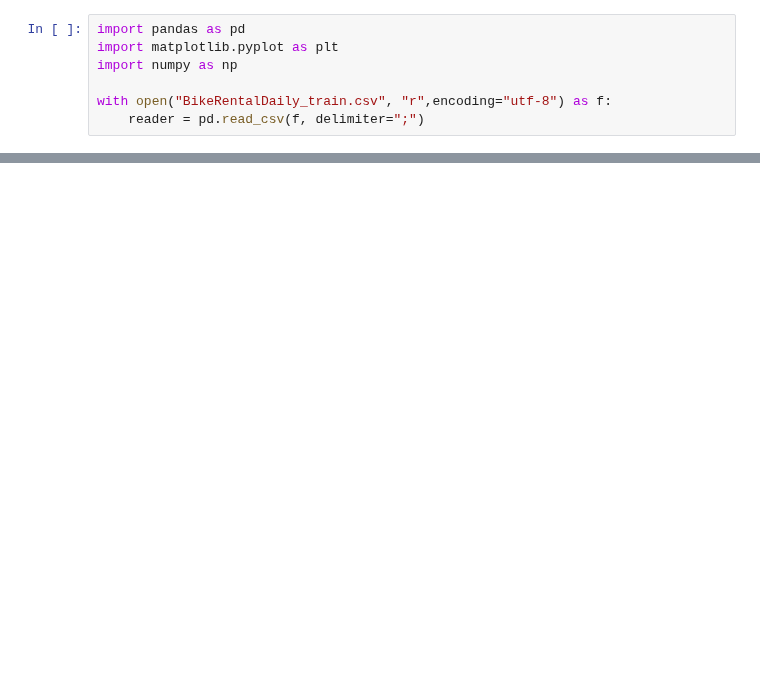
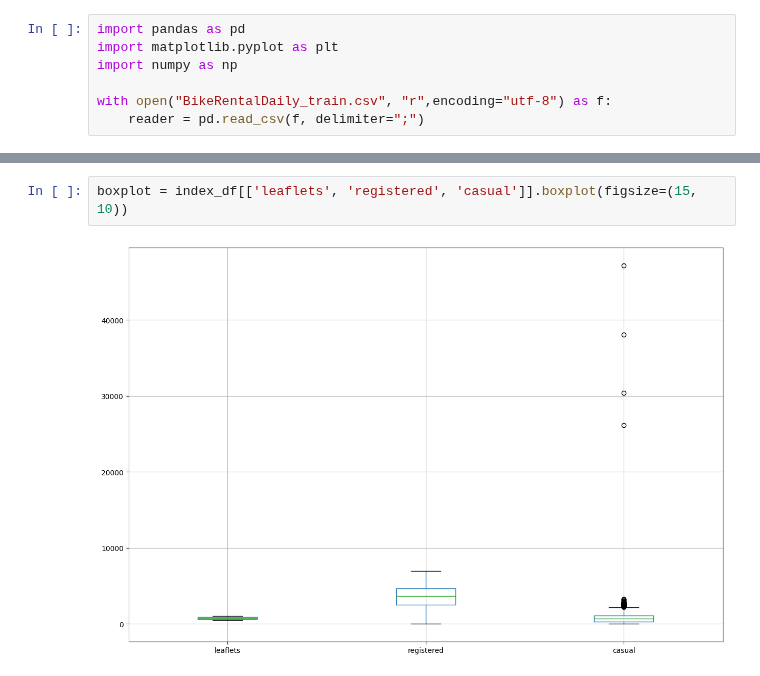
Before and after one commit to PatrykGadziomski/Bike-Rental-Prediction, a Jupyter notebook: Project Data set and Description-20231027/notebook.ipynb, the cells around one changed output, grey strips where cells are left out. Drawn from its saved outputs; the diff is of its cells as text; blank space fills up the shorter version.

```diff
--- a/Project Data set and Description-20231027/notebook.ipynb
+++ b/Project Data set and Description-20231027/notebook.ipynb
@@ -19,0 +124,4 @@ reader.describe() #column "Season" has missing data (538 Entrys of 600) &  "hum"
+# %%
+boxplot = index_df[['leaflets', 'registered', 'casual']].boxplot(figsize=(15, 10))
+# %% [output]
+[figure, added]
```
Also changed, not shown: parts of 8 cells of this notebook.
